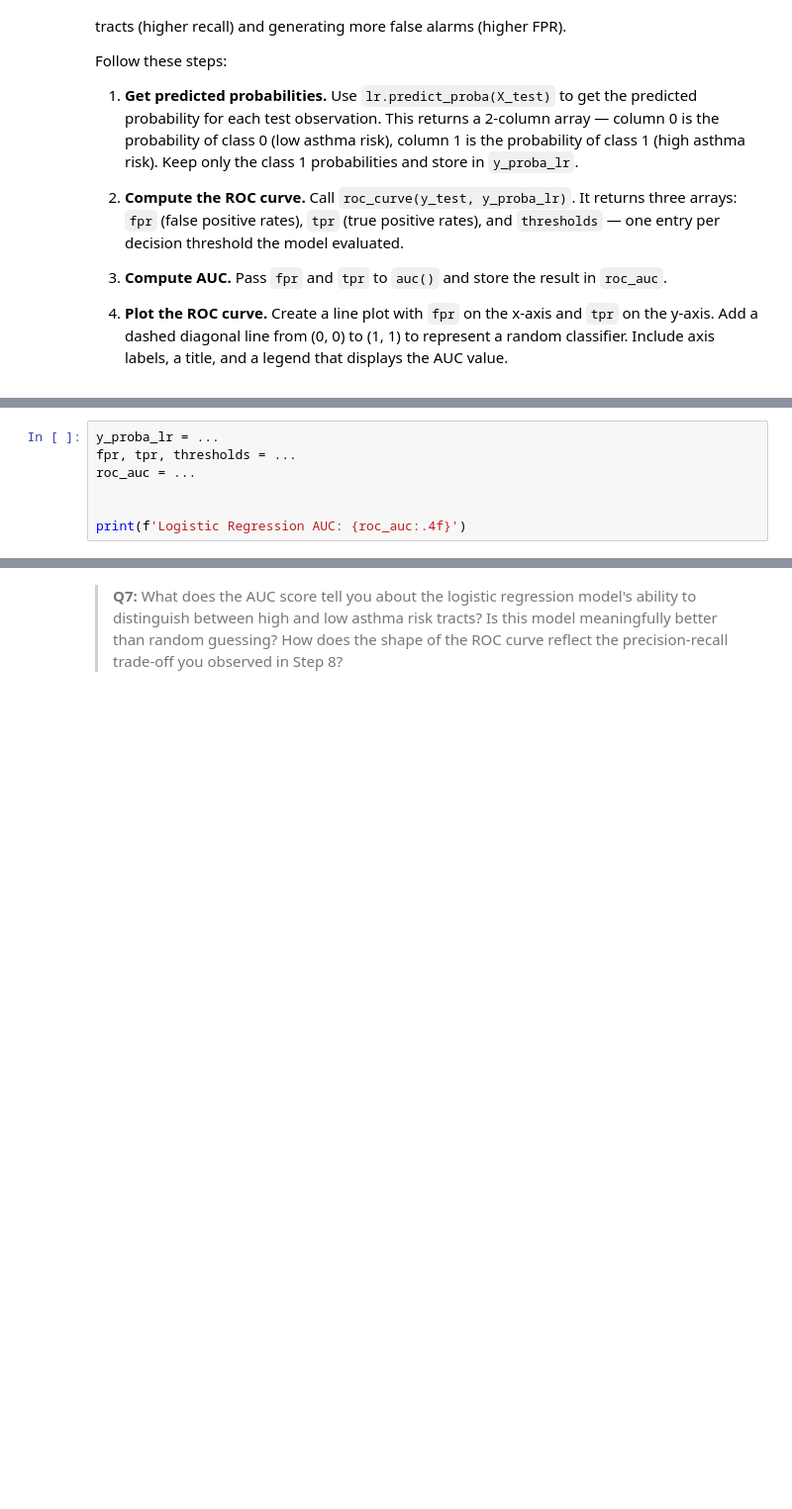
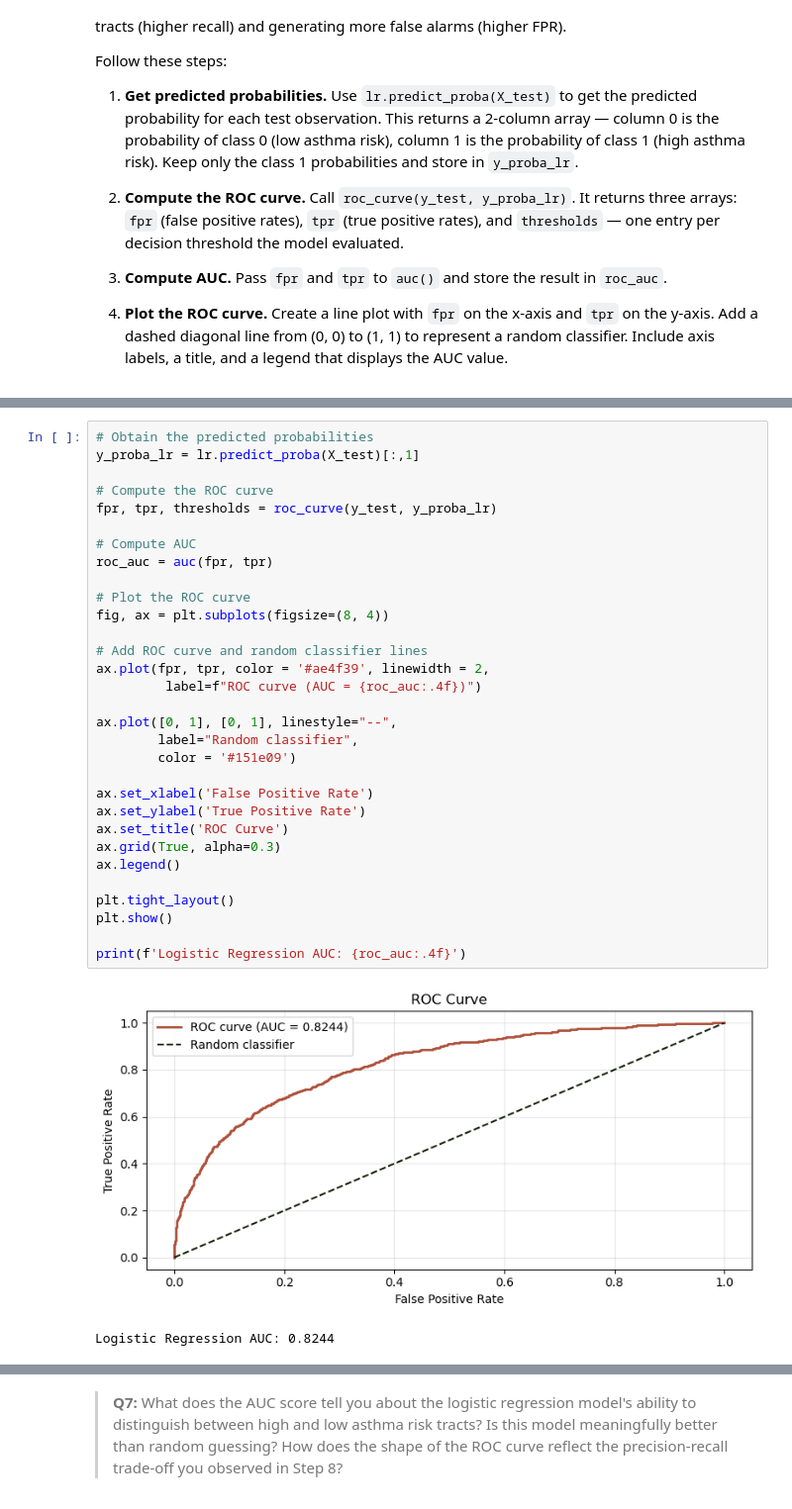
Before and after one commit to mmorenorolon/assignment-2, a Jupyter notebook: hw2-task2.ipynb, the cells around one changed output, grey strips where cells are left out. Shown at 99% size. Saved outputs shown, nothing was run; the diff lists cells and outputs as text; blank space fills up the shorter version.

```diff
--- a/hw2-task2.ipynb
+++ b/hw2-task2.ipynb
@@ -494,9 +539,36 @@ Follow these steps:
 # %%
-y_proba_lr = ...
-fpr, tpr, thresholds = ...
-roc_auc = ...
+# Obtain the predicted probabilities
+y_proba_lr = lr.predict_proba(X_test)[:,1]
 
+# Compute the ROC curve
+fpr, tpr, thresholds = roc_curve(y_test, y_proba_lr)
+
+# Compute AUC
+roc_auc = auc(fpr, tpr)
+
+# Plot the ROC curve
+fig, ax = plt.subplots(figsize=(8, 4))
+
+# Add ROC curve and random classifier lines
+ax.plot(fpr, tpr, color = '#ae4f39', linewidth = 2,
+         label=f"ROC curve (AUC = {roc_auc:.4f})")
+
+ax.plot([0, 1], [0, 1], linestyle="--",
+        label="Random classifier",
+        color = '#151e09')
+
+ax.set_xlabel('False Positive Rate')
+ax.set_ylabel('True Positive Rate')
+ax.set_title('ROC Curve')
+ax.grid(True, alpha=0.3)
+ax.legend()
+
+plt.tight_layout()
+plt.show()
 
 print(f'Logistic Regression AUC: {roc_auc:.4f}')
+# %% [output]
+[figure, added]
+Logistic Regression AUC: 0.8244
 # %%
 grader.check("q17")
```
Also changed, not shown: parts of 7 cells of this notebook.
